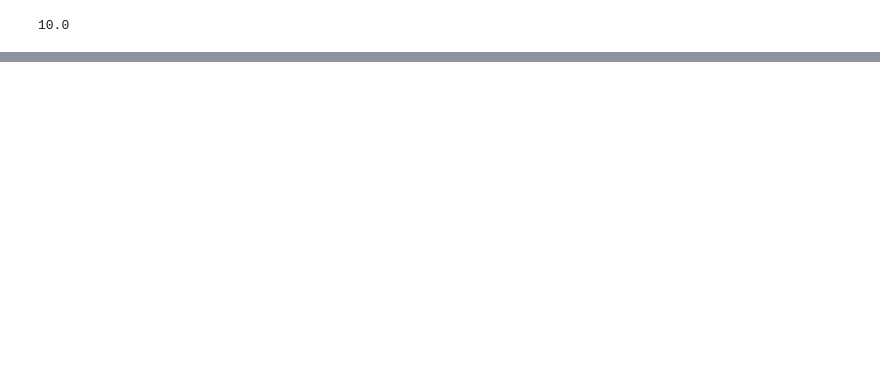
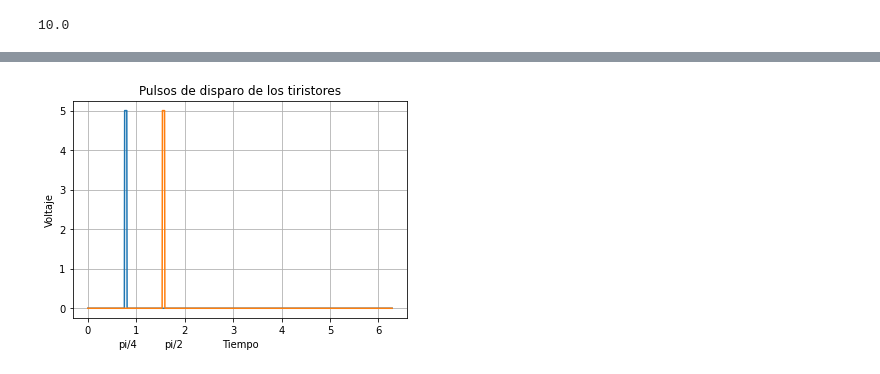
Before and after one commit to Msira270997/Mis-Jupyter-Notebook, a Jupyter notebook: Mis cuadernos/Electronica industrial.ipynb, the cells around one changed output, grey strips where cells are left out. Saved outputs shown, nothing was run; the diff lists cells and outputs as text; code cells hidden in the pictures; blank space fills up the shorter version.

Commit message:
Resolviendo otro ejercicio ahora con tiristores SCR

```diff
--- a/Mis cuadernos/Electronica industrial.ipynb
+++ b/Mis cuadernos/Electronica industrial.ipynb
@@ -176,0 +201,46 @@ plt.show()
+# %%
+#Definimos los angulos de disparo
+
+alpha_1 = np.pi/4
+alpha_2 = np.pi/2
+
+def t1_on(t):
+    t1 = []
+
+    for i in t:
+        """Cambiamos el angulo de disparo no exactamente a pi/4 sino aproximado para poder generar el pulso,
+        es decir, ya no es un solo pulso sino un rango entre alpha_1-0.03 < i < alpha_1+0.02"""
+
+        if i < (alpha_1-0.03) or i > (alpha_1+0.02):
+            t1.append(0)
+
+        else:
+            t1.append(5)
+
+    return np.array(t1)
+
+def t2_on(t):
+    t2 = []
+
+    for i in t:
+        """Hacemos la misma convercion del tiristor 1"""
+
+        if i < (alpha_2-0.03) or i > (alpha_2+0.02):
+            t2.append(0)
+
+        else:
+            t2.append(5)
+
+    return np.array(t2)
+# %%
+plt.plot(t, t1_on(t))
+plt.plot(t, t2_on(t))
+plt.grid()
+plt.xlabel("Tiempo")
+plt.ylabel("Voltaje")
+plt.title("Pulsos de disparo de los tiristores")
+plt.text(np.pi/5, -1, "pi/4")
+plt.text(np.pi/2, -1, "pi/2")
+plt.show()
+# %% [output]
+[figure, added]
```
Also changed, not shown: parts of 19 cells of this notebook, 1 other file.
